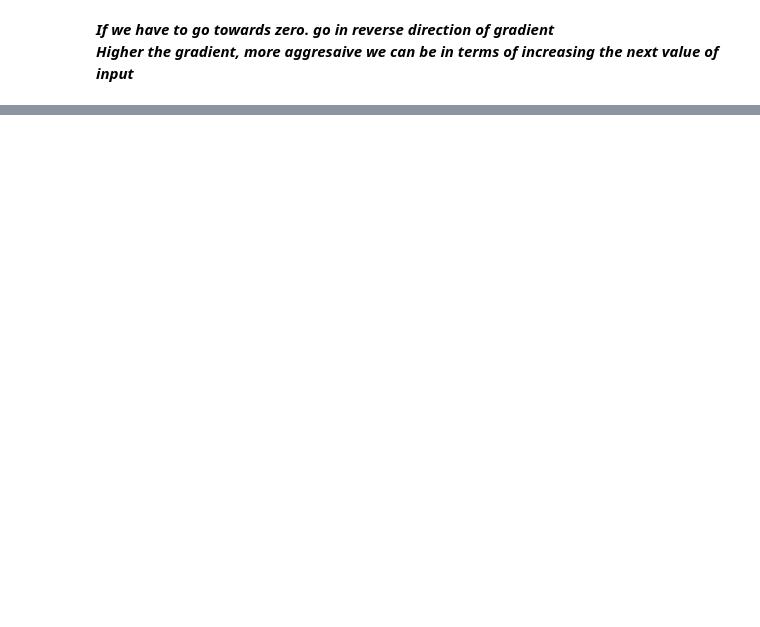
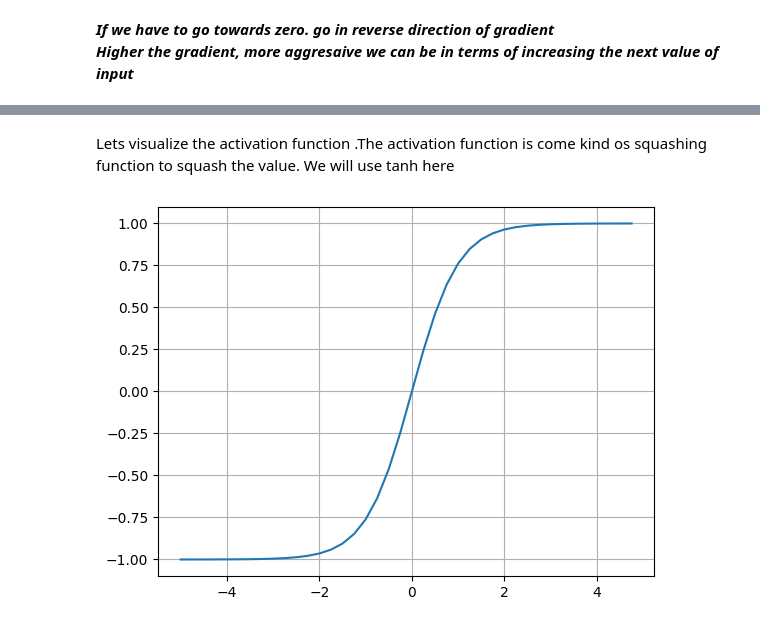
Before and after one commit to asifmomin/deeplearning, a Jupyter notebook: back-propagation-1.ipynb, the cells around one changed output, grey strips where cells are left out. Saved outputs shown, nothing was run; the diff lists cells and outputs as text; code cells hidden in the pictures; blank space fills up the shorter version.

```diff
--- a/back-propagation-1.ipynb
+++ b/back-propagation-1.ipynb
@@ -74,0 +472,7 @@ plot(r_xs,r_ys)
+# %% [markdown]
+Lets visualize the activation function .The activation function is come kind os squashing function to squash the value. We will use tanh here
+# %%
+plt.plot(np.arange(-5,5,0.25),np.tanh(np.arange(-5,5,0.25)));
+plt.grid()
+# %% [output]
+[figure, added]
```
Also changed, not shown: parts of 83 cells of this notebook, 2 other files.
